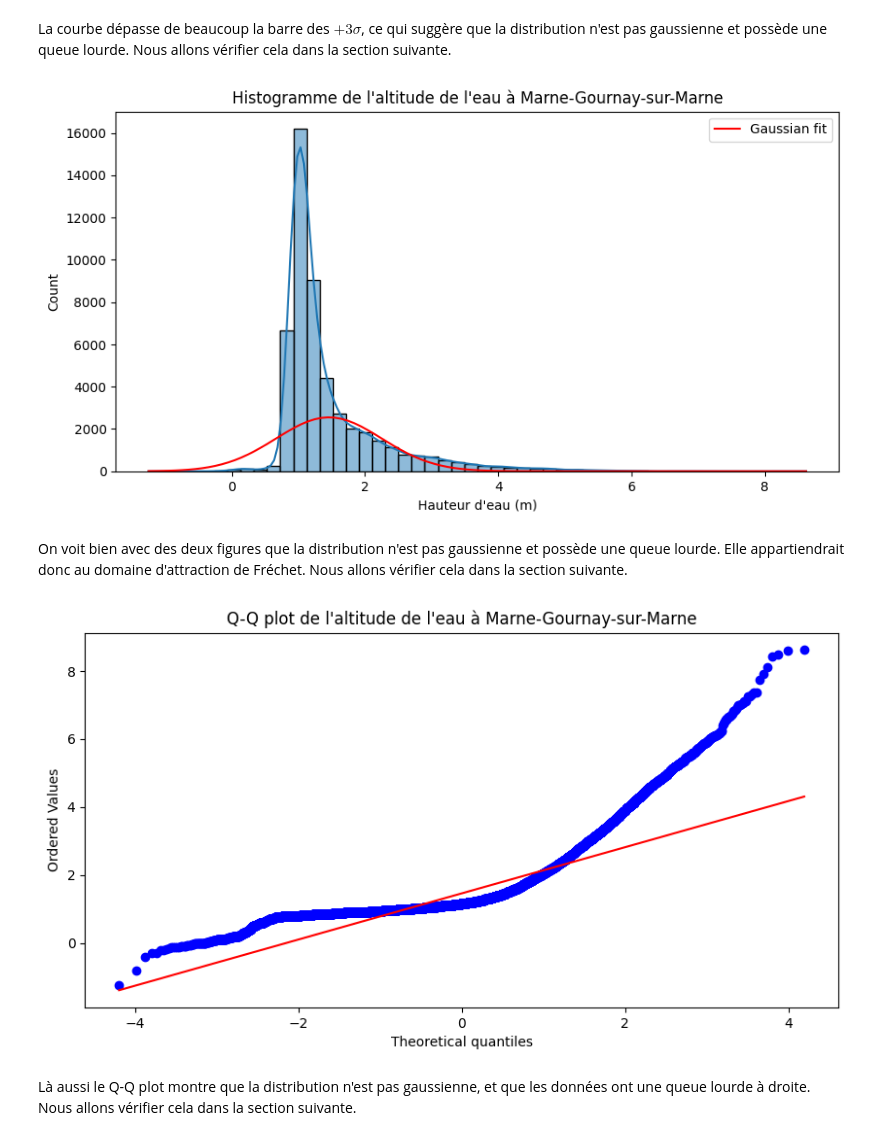
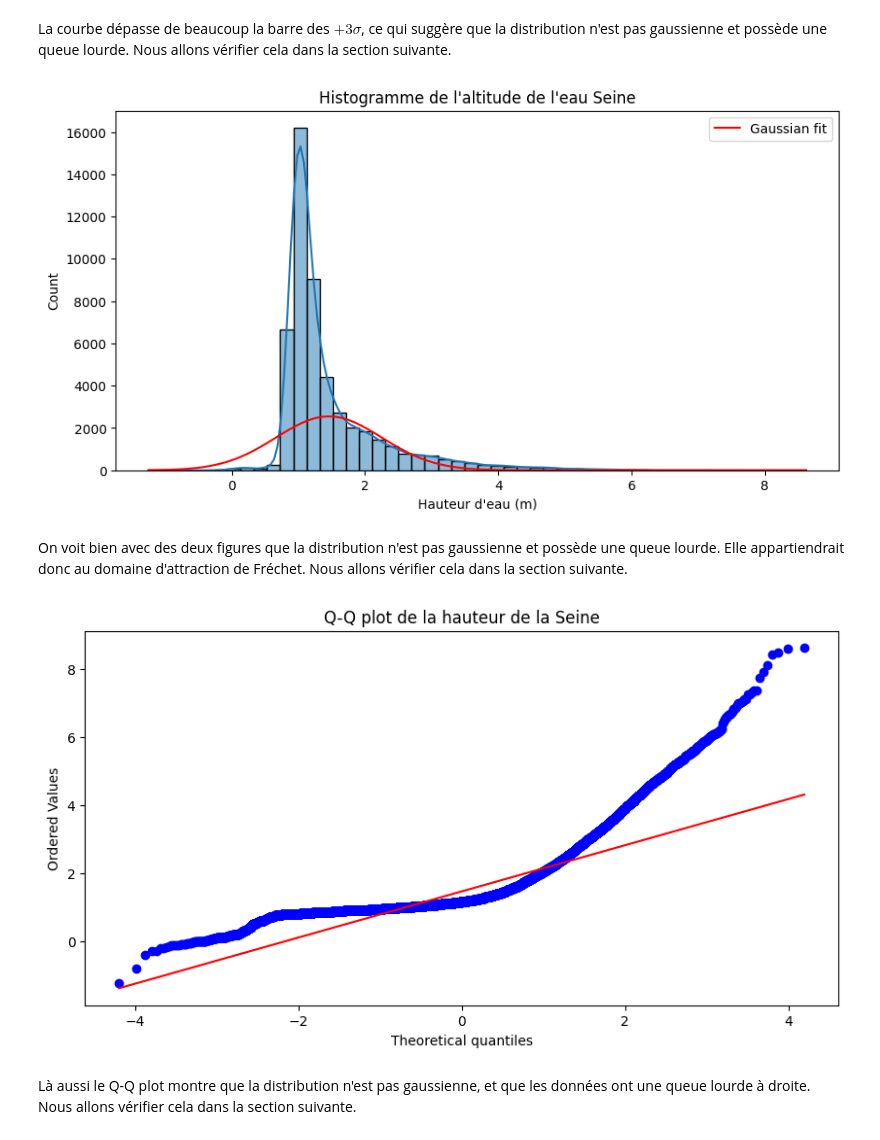
Before and after one commit to hubert-ld/APM_52065_EP-Memoire, a Jupyter notebook: seine_et_marne/quantile_extreme-eau_france-02.ipynb, the cells around one changed output. Drawn from its saved outputs; the diff is of its cells as text; code cells hidden in the pictures.

Commit message:
sauvegarde des plots et ajout du travail de jean

```diff
--- a/seine_et_marne/quantile_extreme-eau_france-02.ipynb
+++ b/seine_et_marne/quantile_extreme-eau_france-02.ipynb
@@ -97,27 +104,29 @@ La courbe dépasse de beaucoup la barre des $+3\sigma$, ce qui suggère que la d
 # %%
 # Draw a histogram of the elevation of the water
 plt.figure(figsize=(10, 5))
 # Plot de l'histogramme de l'altitude de l'eau avec une courbe de densité
 sns.histplot(seine["Hauteur"], bins=50, kde=True)
 # Plot d'une gaussienne avec la même moyenne et écart-type que les données
 x = np.linspace(seine["Hauteur"].min(), seine["Hauteur"].max(), 100)
 plt.plot(x, stats.norm.pdf(x, mean, std) * len(seine["Hauteur"]) * (x[1] - x[0]), color="red", label="Gaussian fit")
 plt.legend()
 plt.xlabel("Hauteur d'eau (m)")
-plt.title("Histogramme de l'altitude de l'eau à Marne-Gournay-sur-Marne")
+plt.title("Histogramme de l'altitude de l'eau Seine")
+plt.savefig("histogramme_seine.png")
 plt.show()
 # %% [output]
-[figure, old version]
+[figure, new version]
 # %% [markdown]
 On voit bien avec des deux figures que la distribution n'est pas gaussienne et possède une queue lourde. Elle appartiendrait donc au domaine d'attraction de Fréchet. Nous allons vérifier cela dans la section suivante.
 # %%
 # Normale Q-Q plot
 plt.figure(figsize=(10, 5))
 stats.probplot(seine["Hauteur"], dist="norm", plot=plt)
-plt.title("Q-Q plot de l'altitude de l'eau à Marne-Gournay-sur-Marne")
+plt.title("Q-Q plot de la hauteur de la Seine")
+plt.savefig("qqplot_seine.png")
 plt.show()
 # %% [output]
-[figure, old version]
+[figure, new version]
 # %% [markdown]
 Là aussi le Q-Q plot montre que la distribution n'est pas gaussienne, et que les données ont une queue lourde à droite. Nous allons vérifier cela dans la section suivante.
 # %% [markdown]
```
Also changed, not shown: parts of 2 cells of this notebook, 5 other files.
